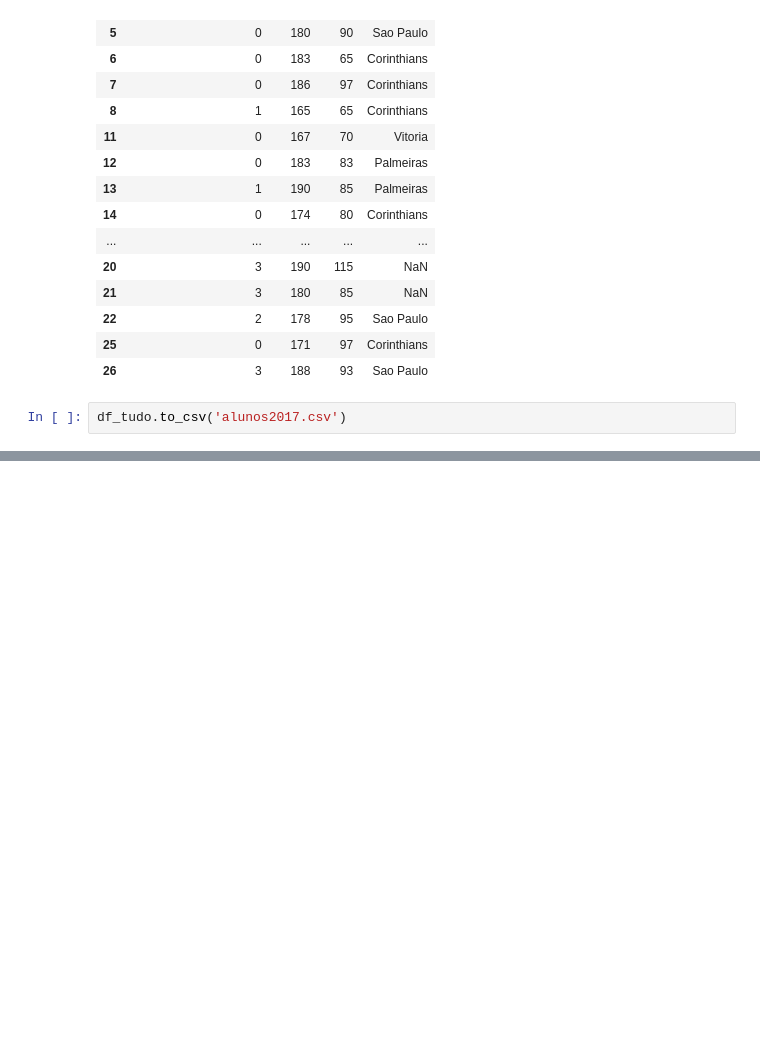
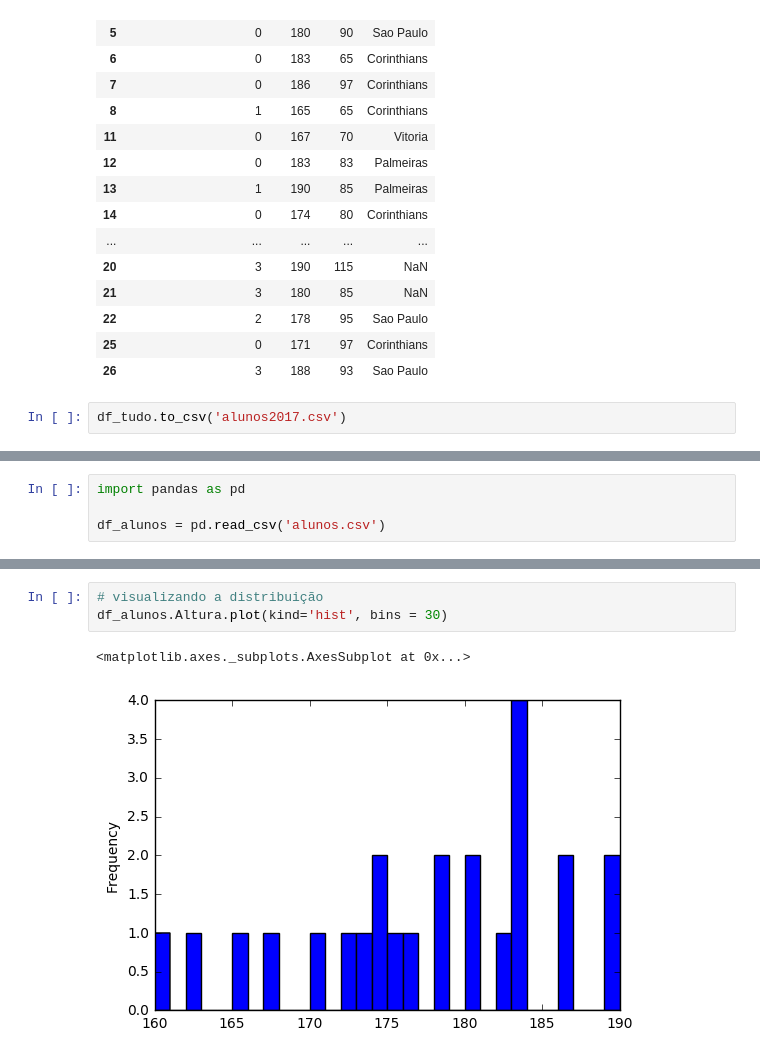
Before and after one commit to hitoshinagano/Locaweb_aulas, a Jupyter notebook: Aula 2017.ipynb, the cells around one changed output, grey strips where cells are left out. Saved outputs shown, nothing was run; the diff lists cells and outputs as text; blank space fills up the shorter version.

```diff
--- a/Aula 2017.ipynb
+++ b/Aula 2017.ipynb
@@ -1420,0 +1464,4 @@ df_tudo.to_csv('alunos2017.csv')
+# %%
+import pandas as pd
+
+df_alunos = pd.read_csv('alunos.csv')
@@ -1420,0 +1477,6 @@ df_tudo.to_csv('alunos2017.csv')
+# %%
+# visualizando a distribuição
+df_alunos.Altura.plot(kind='hist', bins = 30)
+# %% [output]
+<matplotlib.axes._subplots.AxesSubplot at 0x...>
+[figure, added]
```
Also changed, not shown: parts of 32 cells of this notebook.
